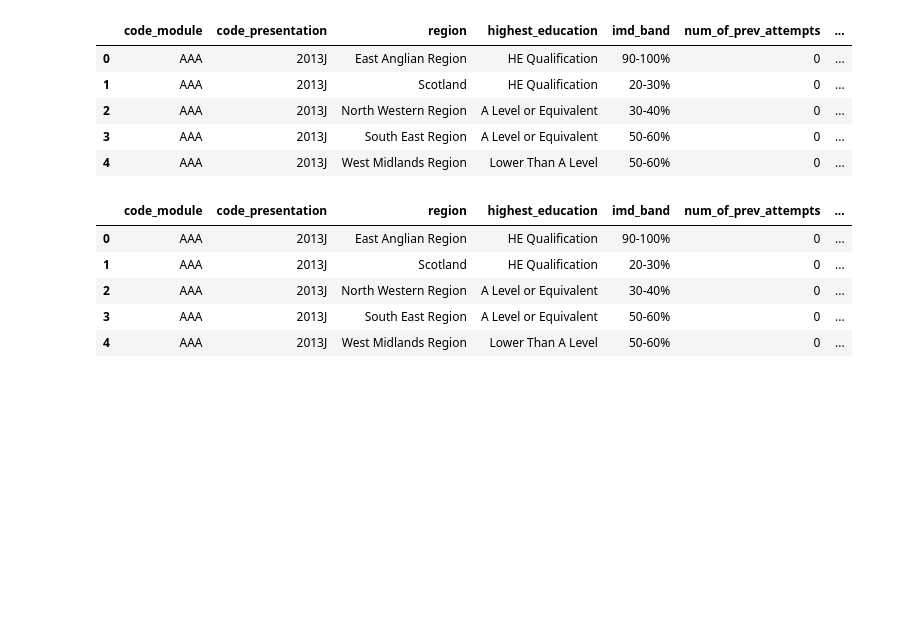
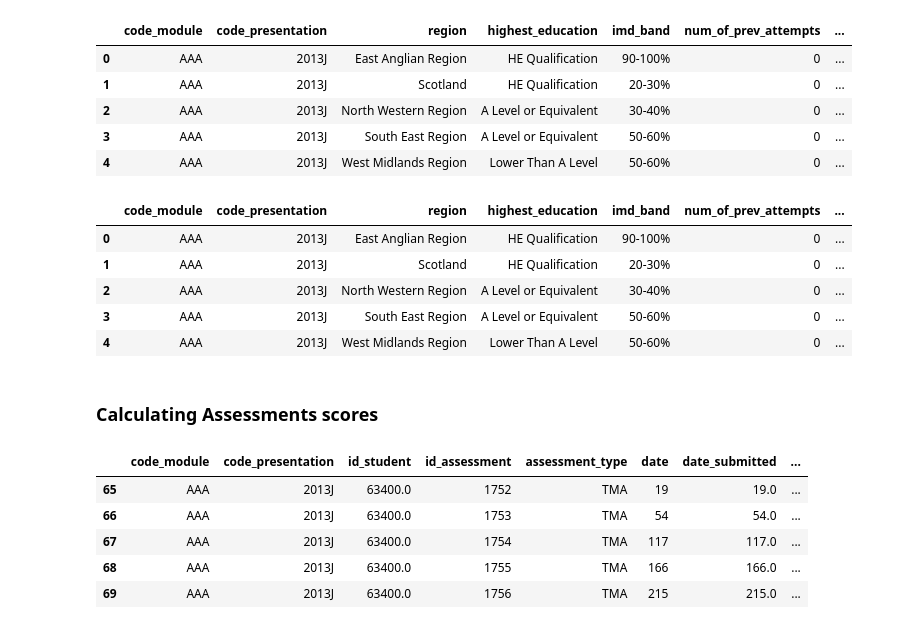
Before and after one commit to Heramb001/LearningAnalytics_Predicting_students_at-risk, a Jupyter notebook: CS_773_Data_Mining_Project_4_Modelling.ipynb, the cells around one changed output. Saved outputs shown, nothing was run; the diff lists cells and outputs as text; code cells hidden in the pictures; blank space fills up the shorter version.

```diff
--- a/CS_773_Data_Mining_Project_4_Modelling.ipynb
+++ b/CS_773_Data_Mining_Project_4_Modelling.ipynb
@@ -160,3 +160,34 @@ dataset_student_clicks.head()
 | 2 | AAA | 2013J | North Western Region | A Level or Equivalent | 30-40% | 0 | ... |
 | 3 | AAA | 2013J | South East Region | A Level or Equivalent | 50-60% | 0 | ... |
 | 4 | AAA | 2013J | West Midlands Region | Lower Than A Level | 50-60% | 0 | ... |
+# %% [markdown]
+### Calculating Assessments scores
+# %%
+#adding some more columns
+assessments_stats = assessments.groupby(['code_module','code_presentation']).agg({'weight' : 'sum'})
+assessments_stats.reset_index(level=[0,1], inplace=True)
+assessments_stats.columns = ['code_module','code_presentation','total_marks']
+assessments_stats = pd.merge(assessments, assessments_stats, how='left', on=['code_module','code_presentation'])
+assessments_stats['percent_of_total'] = np.divide(assessments_stats['weight'],assessments_stats['total_marks'])*100
+#assessments_stats.groupby(['code_module','code_presentation']).size()
+assessments_stats = assessments_stats.groupby(['code_module','code_presentation']).apply(compute_weighted_sum, 'percent_of_total', 'weight_in_total')
+student_assessments_all = pd.merge(student_assessment, assessments_stats, how = 'outer', on='id_assessment' )
+student_assessments_all['score'] = np.where(student_assessments_all['score'] == '?', '0', student_assessments_all['score'])
+student_assessments_all['score'] = pd.to_numeric(student_assessments_all['score'])
+student_assessments_all['assessment_result'] = np.where(student_assessments_all['score'] >= 40, 1, 0)
+student_assessments_all['score_weight'] = np.divide(student_assessments_all['score'],100)*student_assessments_all['percent_of_total']
+student_assessments_all = student_assessments_all.dropna()
+student_assessments_all = student_assessments_all.groupby(['code_module','code_presentation','id_student']).apply(compute_weighted_sum,'score_weight', 'score_in_total')
+student_assessments_all = student_assessments_all[['code_module','code_presentation','id_student','id_assessment','assessment_type','date','date_submitted','is_banked',
+                                                   'score','weight','percent_of_total','score_weight','weight_in_total','score_in_total','total_marks','assessment_result']]
+#student_assessments_all[student_assessments_all['id_student'] == 63400]
+student_assessments_all = student_assessments_all.dropna()
+student_assessments_all = pd.merge(student_assessments_all, student_info[['id_student','final_result']], on='id_student')
+student_assessments_all[student_assessments_all['id_student'] == 63400]
+# %% [output]
+|  | code_module | code_presentation | id_student | id_assessment | assessment_type | date | date_submitted | ... |
+| 65 | AAA | 2013J | 63400.0 | 1752 | TMA | 19 | 19.0 | ... |
+| 66 | AAA | 2013J | 63400.0 | 1753 | TMA | 54 | 54.0 | ... |
+| 67 | AAA | 2013J | 63400.0 | 1754 | TMA | 117 | 117.0 | ... |
+| 68 | AAA | 2013J | 63400.0 | 1755 | TMA | 166 | 166.0 | ... |
+| 69 | AAA | 2013J | 63400.0 | 1756 | TMA | 215 | 215.0 | ... |
```
Also changed, not shown: parts of 1 cell of this notebook.
